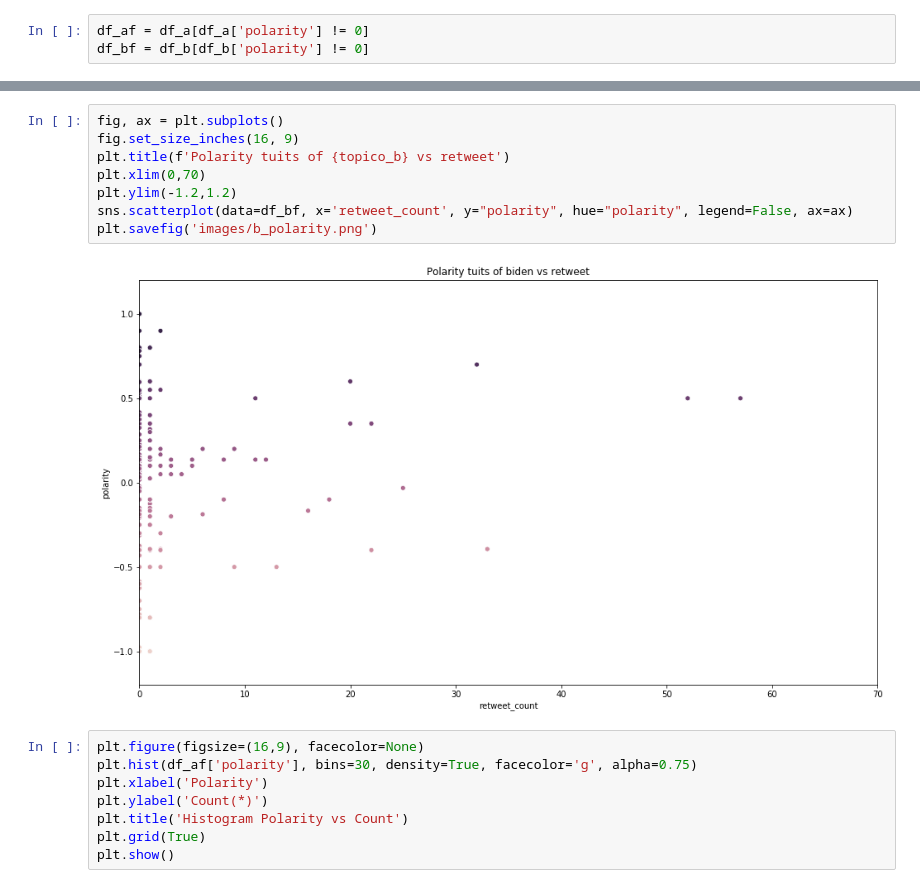
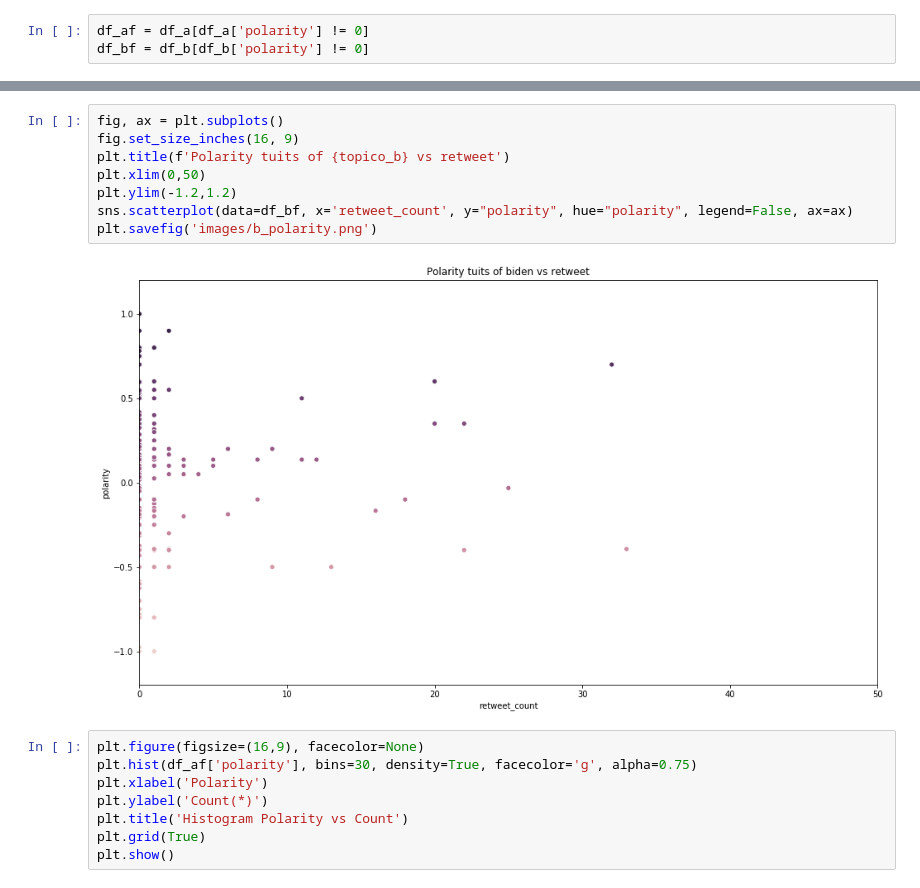
Before and after one commit to AnthonyPernia/TuitsAnalyzerElectionsUnitedStates2020, a Jupyter notebook: analysis_of_tweets.ipynb, the cells around one changed output, grey strips where cells are left out. Saved outputs shown, nothing was run; the diff lists cells and outputs as text.

```diff
--- a/analysis_of_tweets.ipynb
+++ b/analysis_of_tweets.ipynb
@@ -258,13 +258,13 @@ plt.savefig('images/a_polarity.png')
 # %%
 fig, ax = plt.subplots()
 fig.set_size_inches(16, 9)
 plt.title(f'Polarity tuits of {topico_b} vs retweet')
-plt.xlim(0,70)
+plt.xlim(0,50)
 plt.ylim(-1.2,1.2)
 sns.scatterplot(data=df_bf, x='retweet_count', y="polarity", hue="polarity", legend=False, ax=ax)
 plt.savefig('images/b_polarity.png')
 # %% [output]
-[figure, old version]
+[figure, new version]
 # %%
 plt.figure(figsize=(16,9), facecolor=None)
 plt.hist(df_af['polarity'], bins=30, density=True, facecolor='g', alpha=0.75)
```
Also changed, not shown: parts of 2 cells of this notebook, 6 other files.
